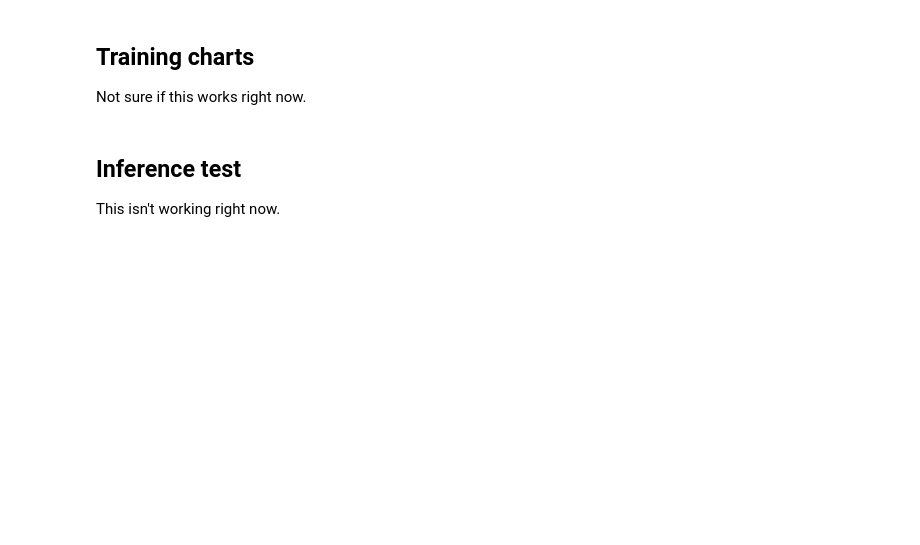
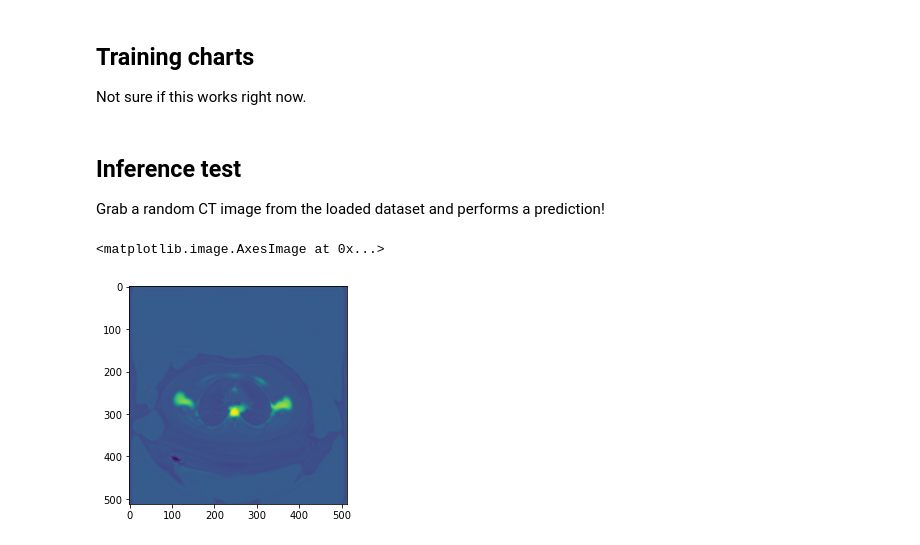
Before and after one commit to beecars/mveUNet, a Jupyter notebook: unet/unet_ct_test.ipynb, the cells around one changed output. Drawn from its saved outputs; the diff is of its cells as text; code cells hidden in the pictures; blank space fills up the shorter version.

Commit message:
changes to training. running well on single class!

```diff
--- a/unet/unet_ct_test.ipynb
+++ b/unet/unet_ct_test.ipynb
@@ -30,16 +32,19 @@ import pickle
 ## Define Datasets
 Get the CT and label mask files into Datasets.
 # %%
-patient_idxs = [1, 2, 3, 4, 5, 6]
+patient_idxs = [1, 3, 4]
 ct_data = []
 for idx in patient_idxs:
     for day_selection in range(1,4):
-        matched_data = match_files_from_patient(idx, day_selection, mode='CT_SPINE')
+        matched_data = match_files_from_patient(idx,
+                                                day_selection,
+                                                mode='CT_SPINE',
+                                                no_empties=True)
         ct_data.extend(matched_data)
 
 random.shuffle(ct_data)
 
-train_set_size = 1000
+train_set_size = 500
 val_set_size = int(0.2 * train_set_size)
 train_data = ct_data[0:train_set_size]
 val_data = ct_data[train_set_size:train_set_size + val_set_size]
@@ -48,8 +53,15 @@ train_dataset = CTMaskDataset(train_data, augment=True)
 val_dataset = CTMaskDataset(val_data, augment=False)
 
 batch_size = 2
-train_loader = DataLoader(train_dataset, batch_size=batch_size, shuffle=True, num_workers=8)
-val_loader = DataLoader(val_dataset, batch_size=batch_size, shuffle=True, num_workers=8)
+train_loader = DataLoader(train_dataset,
+                          batch_size=batch_size,
+                          shuffle=True,
+                          num_workers=8)
+
+val_loader = DataLoader(val_dataset,
+                        batch_size=batch_size,
+                        shuffle=True,
+                        num_workers=8)
 # %% [markdown]
 ## Dataset verification
 Check the dataset containers for correct data and shape.
@@ -153,6 +165,15 @@ plt.plot(n, dice_scores, label='dice')
 plt.plot(n, iou_scores, label='iou')
 plt.grid('on')
 plt.legend()
-# %% [markdown]
-## Inference test
-This isn't working right now.
+# %% [markdown]
+## Inference test
+Grab a random CT image from the loaded dataset and performs a prediction!
+# %%
+ct_file = ct_data[random.randint(1,len(ct_data))][0]
+prediction = predict(model, ct_file)
+prediction = prediction[0,0,:,:]
+mask = torch.sigmoid(prediction).detach().cpu().numpy()
+plt.imshow(mask, cmap='cividis')
+# %% [output]
+<matplotlib.image.AxesImage at 0x...>
+[figure, added]
```
Also changed, not shown: parts of 3 cells of this notebook.
